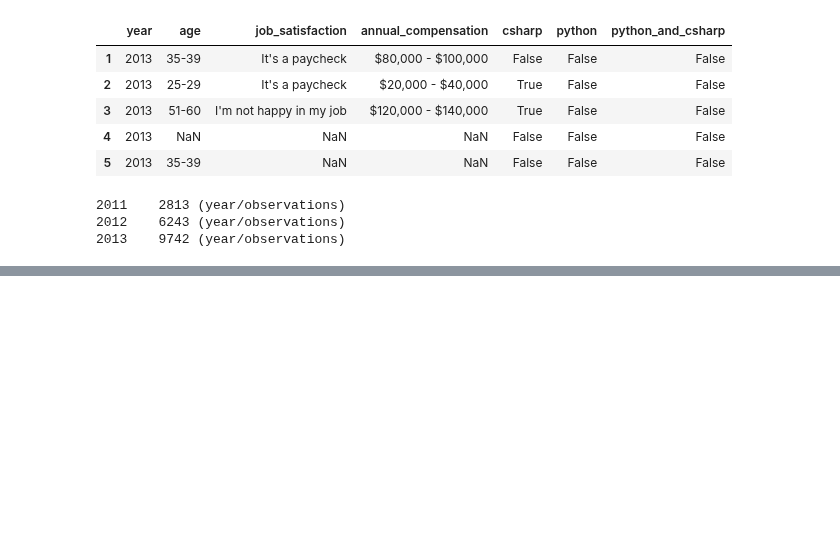
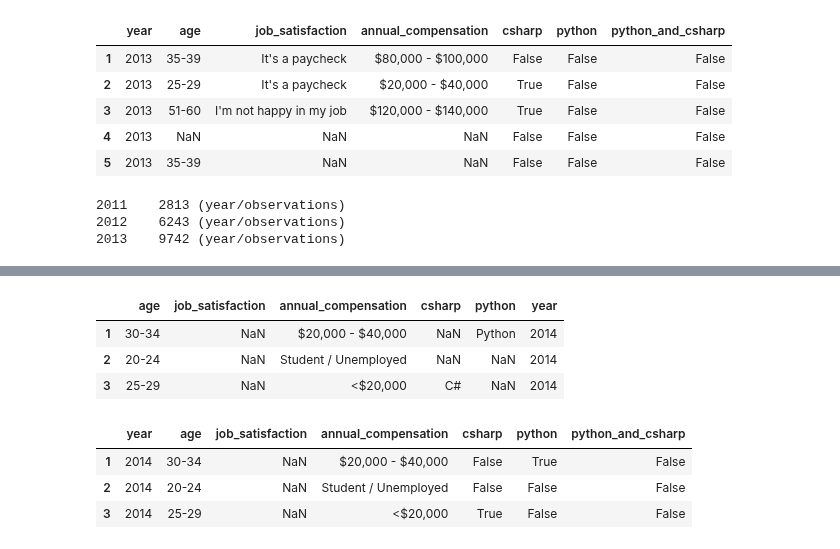
Before and after one commit to huli/the-transparent-coder, a Jupyter notebook: overview.ipynb, the cells around one changed output, grey strips where cells are left out. Saved outputs shown, nothing was run; the diff lists cells and outputs as text; code cells hidden in the pictures; blank space fills up the shorter version.

```diff
--- a/overview.ipynb
+++ b/overview.ipynb
@@ -664,0 +700,9 @@ print_all()
+# %%
+subset2014 = subset2014.iloc[:, [0, 4, 1, 2, 3, 5]]
+subset2014.columns = ['age', 'job_satisfaction', 'annual_compensation', 'csharp', 'python', 'year']
+subset2014.head(3)
+# %% [output]
+|  | age | job_satisfaction | annual_compensation | csharp | python | year |
+| 1 | 30-34 | NaN | $20,000 - $40,000 | NaN | Python | 2014 |
+| 2 | 20-24 | NaN | Student / Unemployed | NaN | NaN | 2014 |
+| 3 | 25-29 | NaN | <$20,000 | C# | NaN | 2014 |
@@ -664,0 +711,8 @@ print_all()
+# %%
+subset2014 = cleanup_order(subset2014)
+subset2014.head(3)
+# %% [output]
+|  | year | age | job_satisfaction | annual_compensation | csharp | python | python_and_csharp |
+| 1 | 2014 | 30-34 | NaN | $20,000 - $40,000 | False | True | False |
+| 2 | 2014 | 20-24 | NaN | Student / Unemployed | False | False | False |
+| 3 | 2014 | 25-29 | NaN | <$20,000 | True | False | False |
```
Also changed, not shown: parts of 10 cells of this notebook.
